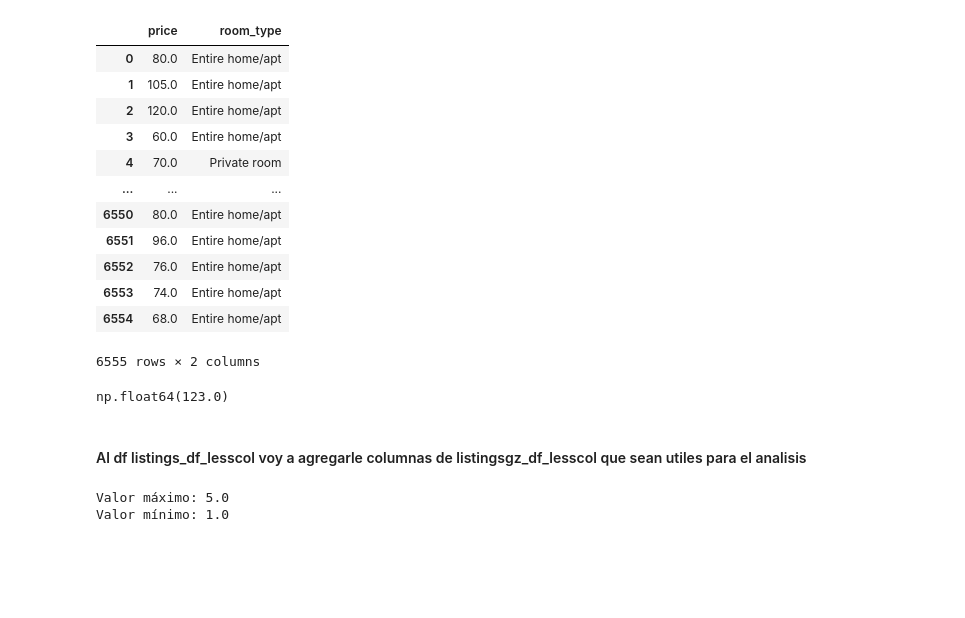
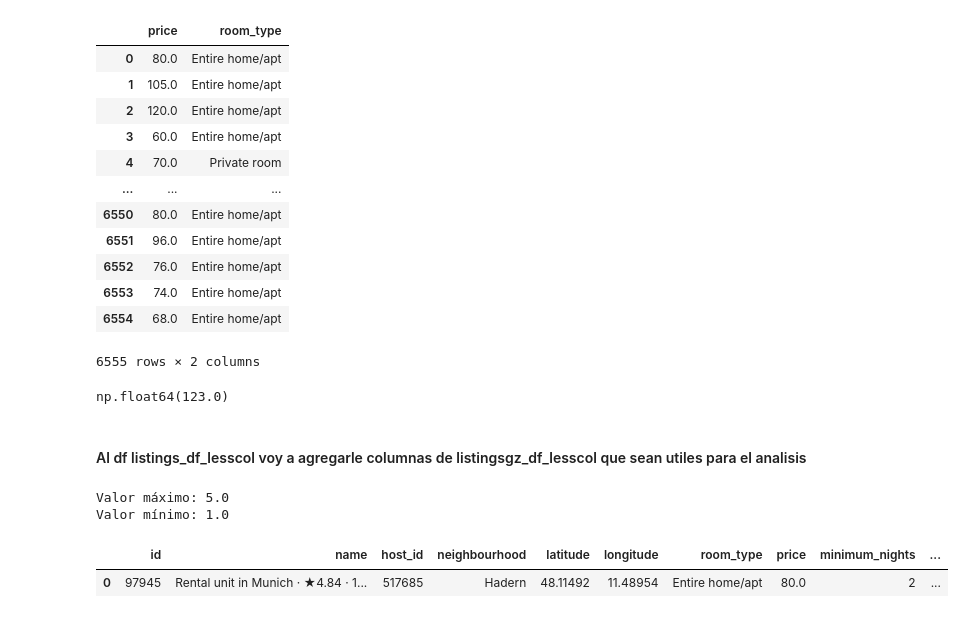
Before and after one commit to Milinesa93/AirbnbMunich, a Jupyter notebook: munich.ipynb, the cells around one changed output. Drawn from its saved outputs; the diff is of its cells as text; code cells hidden in the pictures; blank space fills up the shorter version.

Commit message:
se agregó col reviews score location de listingsgz_df_lesscol  a listings_df_lesscol

```diff
--- a/munich.ipynb
+++ b/munich.ipynb
@@ -229,3 +229,12 @@ print("Valor mínimo:", min_value)
 # %% [output]
 Valor máximo: 5.0
 Valor mínimo: 1.0
+# %%
+
+# Agregar la columna "review_scores_location" a listings_df_lesscol
+listings_df_lesscol = pd.merge(listings_df_lesscol, listingsgz_df_lesscol[["id", "review_scores_location"]], on="id", how="left")
+# %%
+listings_df_lesscol.head(1)
+# %% [output]
+|  | id | name | host_id | neighbourhood | latitude | longitude | room_type | price | minimum_nights | ... |
+| 0 | 97945 | Rental unit in Munich · ★4.84 · 1... | 517685 | Hadern | 48.11492 | 11.48954 | Entire home/apt | 80.0 | 2 | ... |
```
